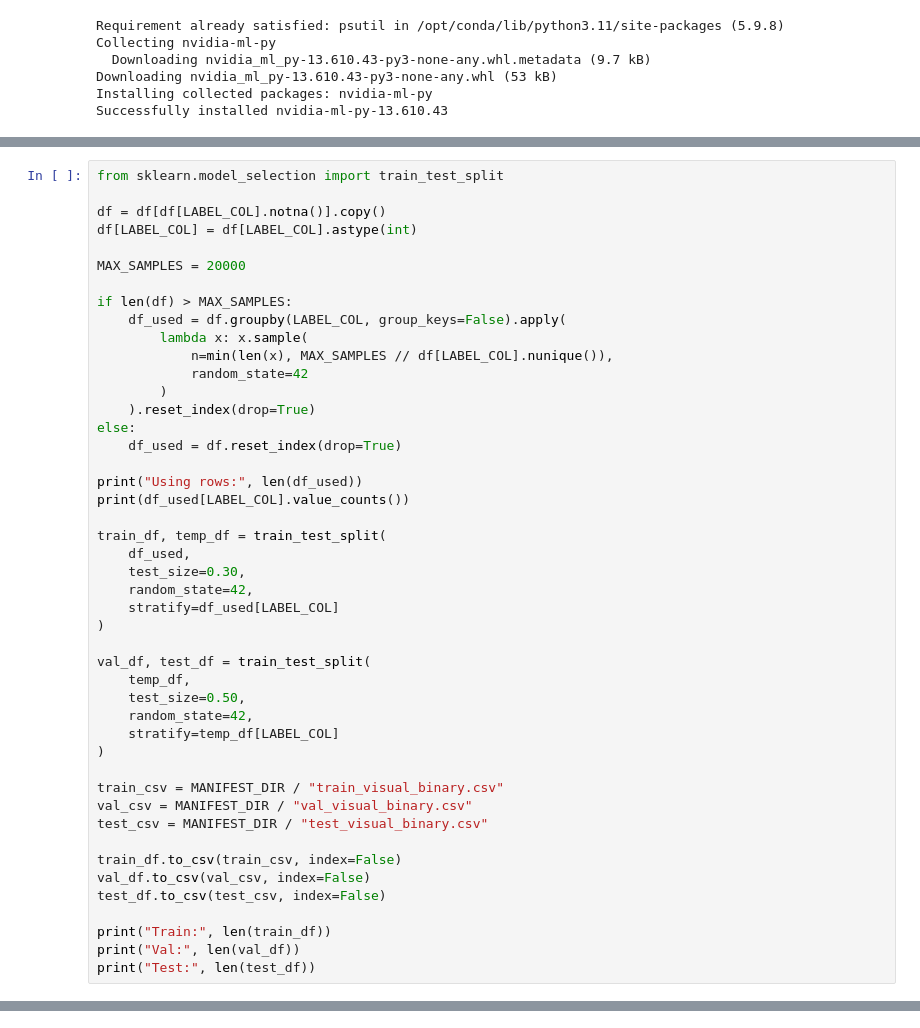
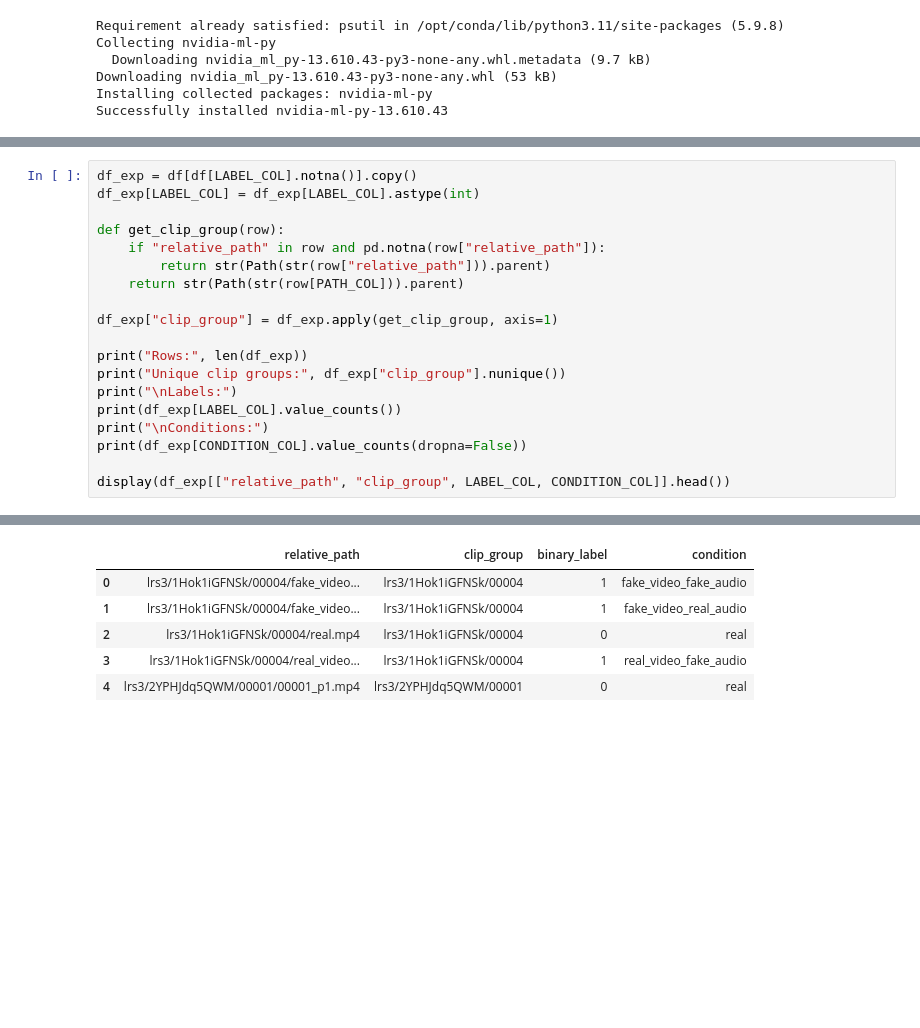
Before and after one commit to boransc/multimodal-deepfake-thesis, a Jupyter notebook: src/training_pipeline.ipynb, the cells around one changed output, grey strips where cells are left out. Saved outputs shown, nothing was run; the diff lists cells and outputs as text; blank space fills up the shorter version.

Commit message:
Revamped training pipeline with better file grouping to prevent data leakage, also better formatting

```diff
--- a/src/training_pipeline.ipynb
+++ b/src/training_pipeline.ipynb
@@ -65,47 +165,20 @@ Name: count, dtype: int64
 # %%
-from sklearn.model_selection import train_test_split
+df_exp = df[df[LABEL_COL].notna()].copy()
+df_exp[LABEL_COL] = df_exp[LABEL_COL].astype(int)
 
-df = df[df[LABEL_COL].notna()].copy()
-df[LABEL_COL] = df[LABEL_COL].astype(int)
+def get_clip_group(row):
+    if "relative_path" in row and pd.notna(row["relative_path"]):
+        return str(Path(str(row["relative_path"])).parent)
+    return str(Path(str(row[PATH_COL])).parent)
 
-MAX_SAMPLES = 20000
+df_exp["clip_group"] = df_exp.apply(get_clip_group, axis=1)
 
-if len(df) > MAX_SAMPLES:
-    df_used = df.groupby(LABEL_COL, group_keys=False).apply(
-        lambda x: x.sample(
-            n=min(len(x), MAX_SAMPLES // df[LABEL_COL].nunique()),
-            random_state=42
-        )
-    ).reset_index(drop=True)
-else:
-    df_used = df.reset_index(drop=True)
+print("Rows:", len(df_exp))
+print("Unique clip groups:", df_exp["clip_group"].nunique())
+print("\nLabels:")
+print(df_exp[LABEL_COL].value_counts())
+print("\nConditions:")
+print(df_exp[CONDITION_COL].value_counts(dropna=False))
 
-print("Using rows:", len(df_used))
-print(df_used[LABEL_COL].value_counts())
-
-train_df, temp_df = train_test_split(
-    df_used,
-    test_size=0.30,
-    random_state=42,
-    stratify=df_used[LABEL_COL]
-)
-
-val_df, test_df = train_test_split(
-    temp_df,
-    test_size=0.50,
-    random_state=42,
-    stratify=temp_df[LABEL_COL]
-)
-
-train_csv = MANIFEST_DIR / "train_visual_binary.csv"
-val_csv = MANIFEST_DIR / "val_visual_binary.csv"
-test_csv = MANIFEST_DIR / "test_visual_binary.csv"
-
-train_df.to_csv(train_csv, index=False)
-val_df.to_csv(val_csv, index=False)
-test_df.to_csv(test_csv, index=False)
-
-print("Train:", len(train_df))
-print("Val:", len(val_df))
-print("Test:", len(test_df))
+display(df_exp[["relative_path", "clip_group", LABEL_COL, CONDITION_COL]].head())
 # %% [output]
@@ -119,0 +201,6 @@ Test: 3000
+|  | relative_path | clip_group | binary_label | condition |
+| 0 | lrs3/1Hok1iGFNSk/00004/fake_video... | lrs3/1Hok1iGFNSk/00004 | 1 | fake_video_fake_audio |
+| 1 | lrs3/1Hok1iGFNSk/00004/fake_video... | lrs3/1Hok1iGFNSk/00004 | 1 | fake_video_real_audio |
+| 2 | lrs3/1Hok1iGFNSk/00004/real.mp4 | lrs3/1Hok1iGFNSk/00004 | 0 | real |
+| 3 | lrs3/1Hok1iGFNSk/00004/real_video... | lrs3/1Hok1iGFNSk/00004 | 1 | real_video_fake_audio |
+| 4 | lrs3/2YPHJdq5QWM/00001/00001_p1.mp4 | lrs3/2YPHJdq5QWM/00001 | 0 | real |
```
Also changed, not shown: parts of 29 cells of this notebook.
